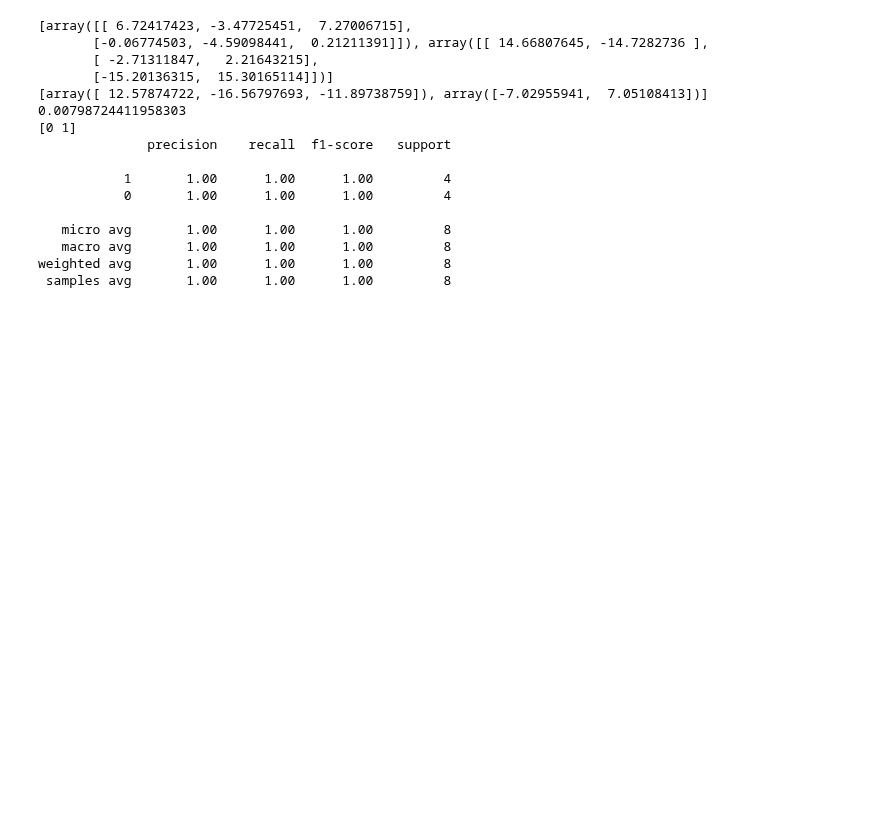
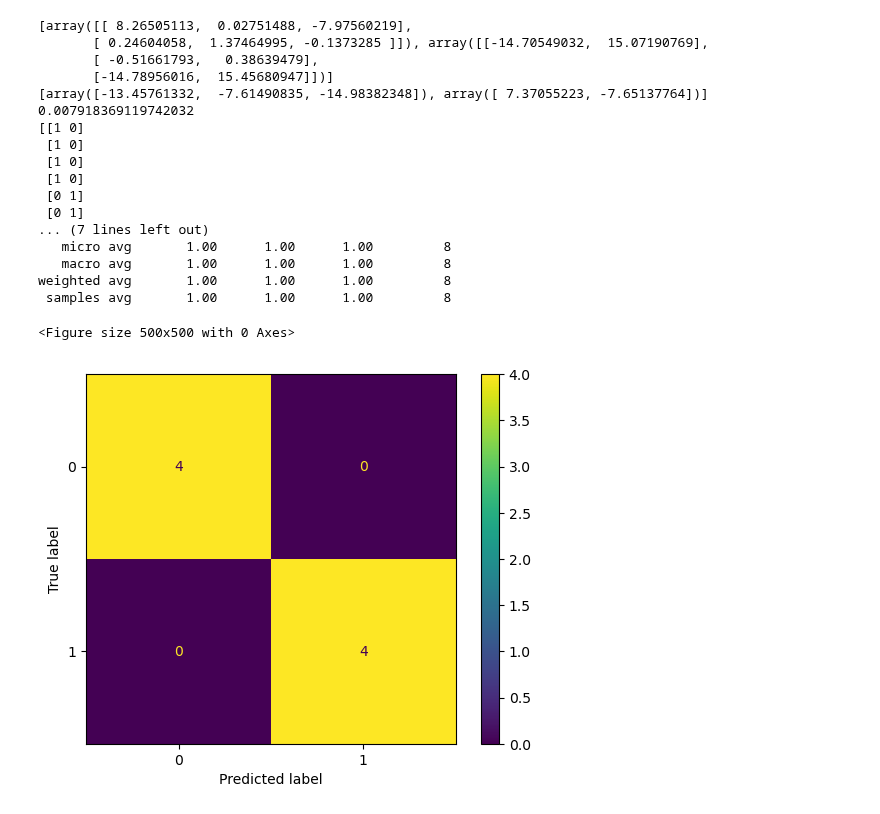
Before and after one commit to zxzxasas1/Python-Application, a Jupyter notebook: 機器學習/Neural Network 模型/code.ipynb, the cells around one changed output. Saved outputs shown, nothing was run; the diff lists cells and outputs as text; code cells hidden in the pictures; blank space fills up the shorter version.

```diff
--- a/機器學習/Neural Network 模型/code.ipynb
+++ b/機器學習/Neural Network 模型/code.ipynb
@@ -69,44 +69,73 @@ model.fit(x,y)
 # 例如這邊輸入層到隱藏層是 2 對 3 ，所以就是一個節點對三個節點，又因為有兩個，所以就是兩列，可以把列想成前一層節點總數，行是下一層節點總數，所以會產生 2 * 3 個 a，以及 3 個 b
 
 # 而因為還有隱藏層到輸出層，所以就是 3 對 2，三個節點各對兩個節點，所以就是 3 列 2 行，因此 coef 的輸出就會是兩個元素的 list，一個是 2 * 3 的矩陣，一個是 3 * 2 的矩陣
 
 print(model.coefs_)
 
 print(model.intercepts_)
 
 # 可以看最佳的 MSE 結果，注意是 loss 不是 best loss
 
 print(model.loss_)
 
 
 # 4. 預測 y 並衡量分類效果
 
 y_prediction = model.predict(x)
 
+print(y_prediction)
+
 report = classification_report(y,y_prediction,target_names=["0","1"])
 
 print(report)
 
 # confusion matrix 不支援向量表達，因此要改成單一數字，其實一般資料即便是多分類，y 也是用一個文字標籤或數字代碼即可，軟體或模組會自己轉換成向量，結果也會是一個文字或數字表達
 
-# matrix = confusion_matrix(y,y_prediction)
+# 用 label encoder 改成單純的數字，label encoder 是把文字或其他標籤改成數字的函數，但只支援 1D 的 list
 
-# print(matrix)
+# 但其實這邊不用 label encoder，y 只要用 numpy 陣列轉換即可，轉出來結果和 label encoder 一樣
+
+from sklearn.preprocessing import LabelEncoder
+
+plot_y = numpy.array(y)
+
+categories = plot_y[:,0]
+
+encoder = LabelEncoder()
+
+y_encode_result = encoder.fit_transform(categories)
+
+list_y_precition = numpy.array(y_prediction)
+
+matrix = confusion_matrix(y_encode_result,list_y_precition[:,0])
+
+# 把 confustion matrix 畫成圖
+
+display = ConfusionMatrixDisplay(matrix,display_labels=["0","1"])
+
+plt.figure(figsize=(5,5))
+
+display.plot()
+
+plt.show()
 # %% [output]
 [figure]
-[array([[ 6.72417423, -3.47725451,  7.27006715],
-       [-0.06774503, -4.59098441,  0.21211391]]), array([[ 14.66807645, -14.7282736 ],
-       [ -2.71311847,   2.21643215],
-       [-15.20136315,  15.30165114]])]
-[array([ 12.57874722, -16.56797693, -11.89738759]), array([-7.02955941,  7.05108413])]
-0.00798724411958303
-[0 1]
-              precision    recall  f1-score   support
-
-           1       1.00      1.00      1.00         4
-           0       1.00      1.00      1.00         4
-
+[array([[ 8.26505113,  0.02751488, -7.97560219],
+       [ 0.24604058,  1.37464995, -0.1373285 ]]), array([[-14.70549032,  15.07190769],
+       [ -0.51661793,   0.38639479],
+       [-14.78956016,  15.45680947]])]
+[array([-13.45761332,  -7.61490835, -14.98382348]), array([ 7.37055223, -7.65137764])]
+0.007918369119742032
+[[1 0]
+ [1 0]
+ [1 0]
+ [1 0]
+ [0 1]
+ [0 1]
+... (7 lines left out)
    micro avg       1.00      1.00      1.00         8
    macro avg       1.00      1.00      1.00         8
 weighted avg       1.00      1.00      1.00         8
  samples avg       1.00      1.00      1.00         8
+<Figure size 500x500 with 0 Axes>
+[figure, added]
```
Also changed, not shown: parts of 1 cell of this notebook.
